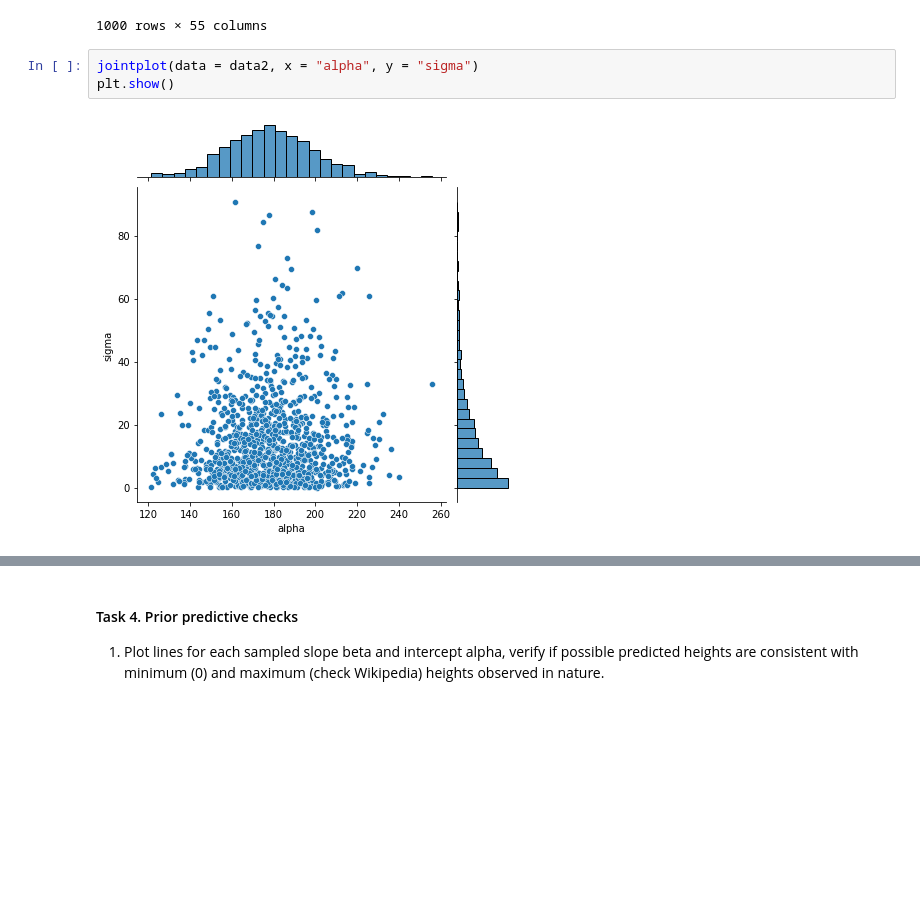
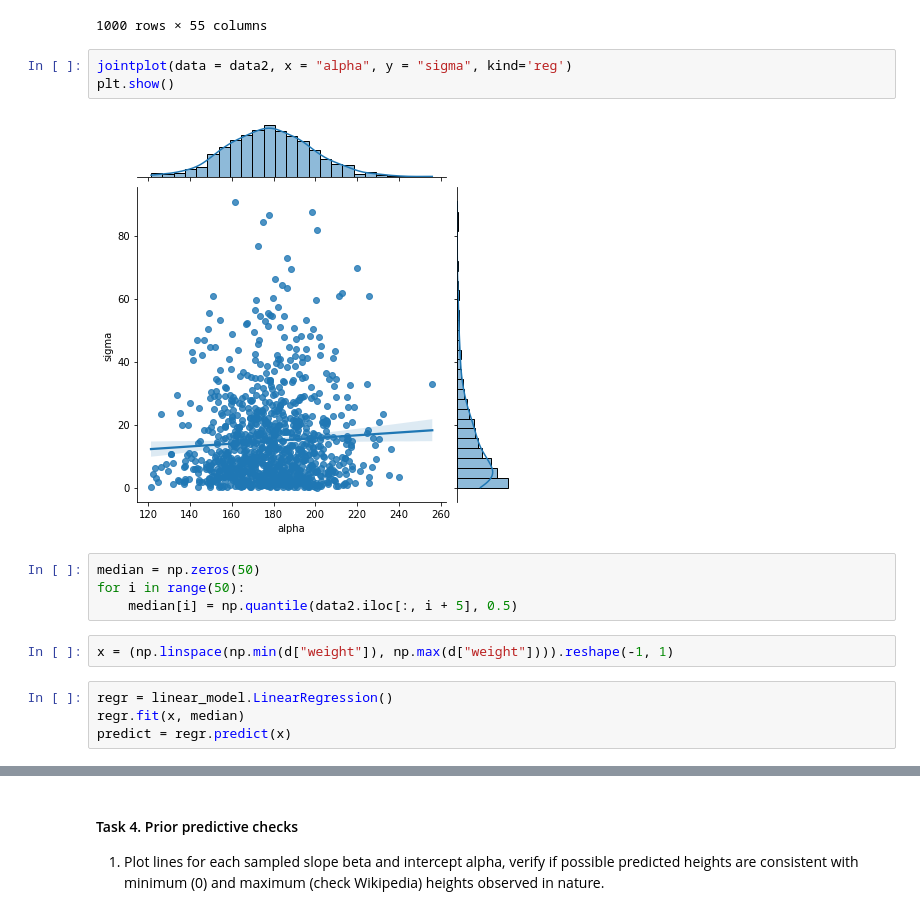
Before and after one commit to dobrodzziej/Maciej-Wojtys-Data-Analytics, a Jupyter notebook: Lab-4/lab4.ipynb, the cells around one changed output, grey strips where cells are left out. Saved outputs shown, nothing was run; the diff lists cells and outputs as text; blank space fills up the shorter version.

```diff
--- a/Lab-4/lab4.ipynb
+++ b/Lab-4/lab4.ipynb
@@ -225,7 +196,17 @@ data2
 | 999 | 0.0 | 0.0 | 203.609 | -5.146610 | 12.390200 | 191.689 | 186.772 | 205.988 | 207.918 | ... |
 1000 rows × 55 columns
 # %%
-jointplot(data = data2, x = "alpha", y = "sigma")
+jointplot(data = data2, x = "alpha", y = "sigma", kind='reg')
 plt.show()
 # %% [output]
-[figure, old version]
+[figure, new version]
+# %%
+median = np.zeros(50)
+for i in range(50):
+    median[i] = np.quantile(data2.iloc[:, i + 5], 0.5)
+# %%
+x = (np.linspace(np.min(d["weight"]), np.max(d["weight"]))).reshape(-1, 1)
+# %%
+regr = linear_model.LinearRegression()
+regr.fit(x, median)
+predict = regr.predict(x)
```
Also changed, not shown: parts of 22 cells of this notebook, 29 other files.
